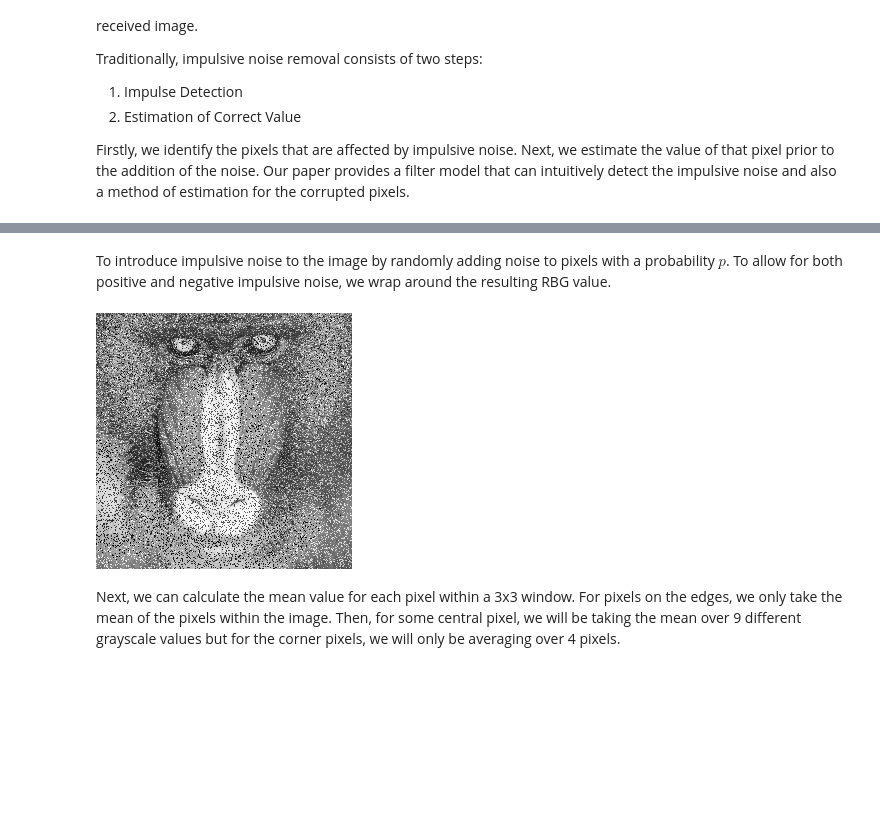
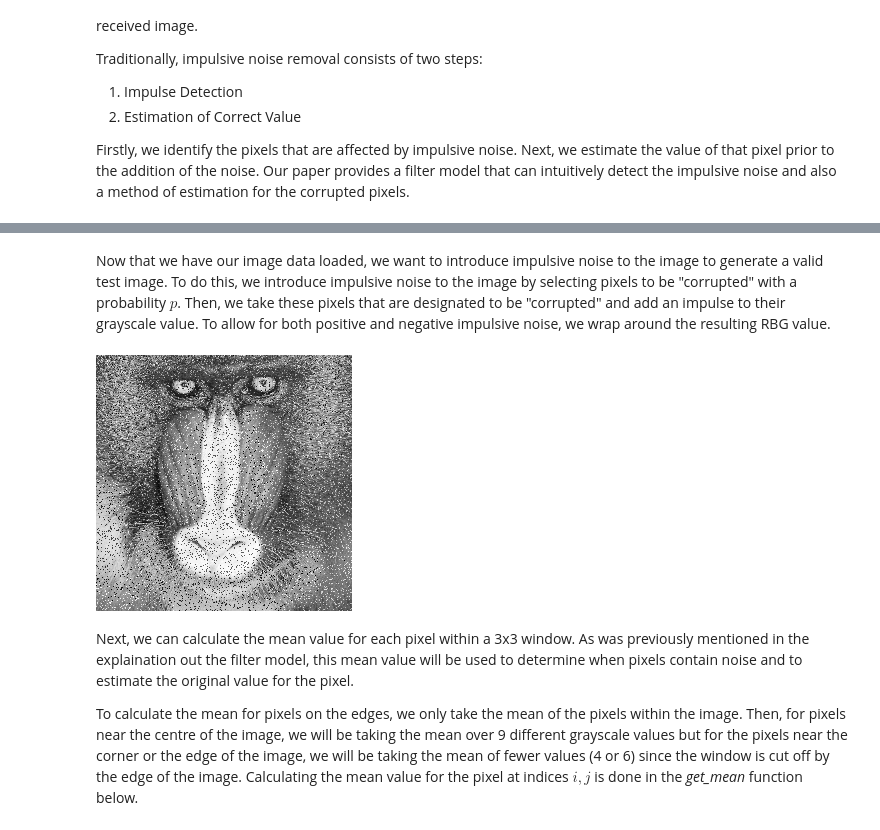
Before and after one commit to djdrng/impulsive-noise-removal, a Jupyter notebook: report.ipynb, the cells around one changed output, grey strips where cells are left out. Saved outputs shown, nothing was run; the diff lists cells and outputs as text; code cells hidden in the pictures; blank space fills up the shorter version.

Commit message:
Multiple Changes
- Basically Completed Report
- Added filter for rudimentary approach, 3 regions
- Tested filter for various beta & delta values
- Added method to evaluate filter performance

```diff
--- a/report.ipynb
+++ b/report.ipynb
@@ -41,0 +99,35 @@ data = np.asarray(image)
+# %%
+import numpy as np
+import pathlib as pl
+from PIL import Image
+
+def load_image(path: pl.Path) -> np.ndarray:
+  """
+  Load 'm x n x 3' RGB image to 'm x n' numpy ndarray
+  """
+  image = Image.open(path)
+  data = np.asarray(image)
+  out = np.ndarray((len(data), len(data[0])))
+  for i in range(len(data)):
+    for j in range(len(data[0])):
+      out[i][j] = data[i][j][0]
+  return out
+
+def create_image(data: np.ndarray) -> Image:
+  """
+  Create 'm x n x 3' RGB image from 'm x n' numpy ndarray
+  """
+  arr = np.ndarray((len(data), len(data[0]), 3))
+  for i in range(len(data)):
+    for j in range(len(data[0])):
+      arr[i][j][0] = data[i][j]
+      arr[i][j][1] = data[i][j]
+      arr[i][j][2] = data[i][j]
+      if (data[i][j] > 255 or data[i][j] < 0):
+        print(f"Found bad value: {i}, {j}, {data[i][j]}")
+  image = Image.fromarray(arr.astype(np.uint8))
+  return image
+
+original_data = load_image("images/pic3.jpg")
+original_image = create_image(original_data)
+original_image.show()
@@ -42,23 +136,26 @@ data = np.asarray(image)
 # %% [markdown]
-To introduce impulsive noise to the image by randomly adding noise to pixels with a probability $p$. To allow for both positive and negative impulsive noise, we wrap around the resulting RBG value.
+Now that we have our image data loaded, we want to introduce impulsive noise to the image to generate a valid test image. To do this, we introduce impulsive noise to the image by selecting pixels to be "corrupted" with a probability $p$. Then, we take these pixels that are designated to be "corrupted" and add an impulse to their grayscale value. To allow for both positive and negative impulsive noise, we wrap around the resulting RBG value.
 # %%
 def apply_impulsive_noise(image_data: np.ndarray, amplitude, probability) -> np.ndarray:
   """
   Apply impulsive noise to image data
   """
   for i in range(len(image_data)):
     for j in range(len(image_data[0])):
       if (np.random.random() < probability):
           image_data[i][j] = (image_data[i][j] + amplitude) % 255
   return image_data
 
-noisy_data = apply_impulsive_noise(data, 100, 0.2)
-noisy_image = Image.fromarray(noisy_data)
+data = np.copy(original_data)
+noisy_data = apply_impulsive_noise(data, 100, 0.1)
+noisy_image = create_image(noisy_data)
 noisy_image.show()
 # %% [output]
-[figure, old version]
+[figure, new version]
 # %% [markdown]
-Next, we can calculate the mean value for each pixel within a 3x3 window. For pixels on the edges, we only take the mean of the pixels within the image. Then, for some central pixel, we will be taking the mean over 9 different grayscale values but for the corner pixels, we will only be averaging over 4 pixels.
+Next, we can calculate the mean value for each pixel within a 3x3 window. As was previously mentioned in the explaination out the filter model, this mean value will be used to determine when pixels contain noise and to estimate the original value for the pixel.
+
+To calculate the mean for pixels on the edges, we only take the mean of the pixels within the image. Then, for pixels near the centre of the image, we will be taking the mean over 9 different grayscale values but for the pixels near the corner or the edge of the image, we will be taking the mean of fewer values (4 or 6) since the window is cut off by the edge of the image. Calculating the mean value for the pixel at indices $i,j$ is done in the *get_mean* function below.
 # %%
 
 def get_mean(x: np.ndarray, i, j):
```
Also changed, not shown: parts of 18 cells of this notebook, 18 other files.
